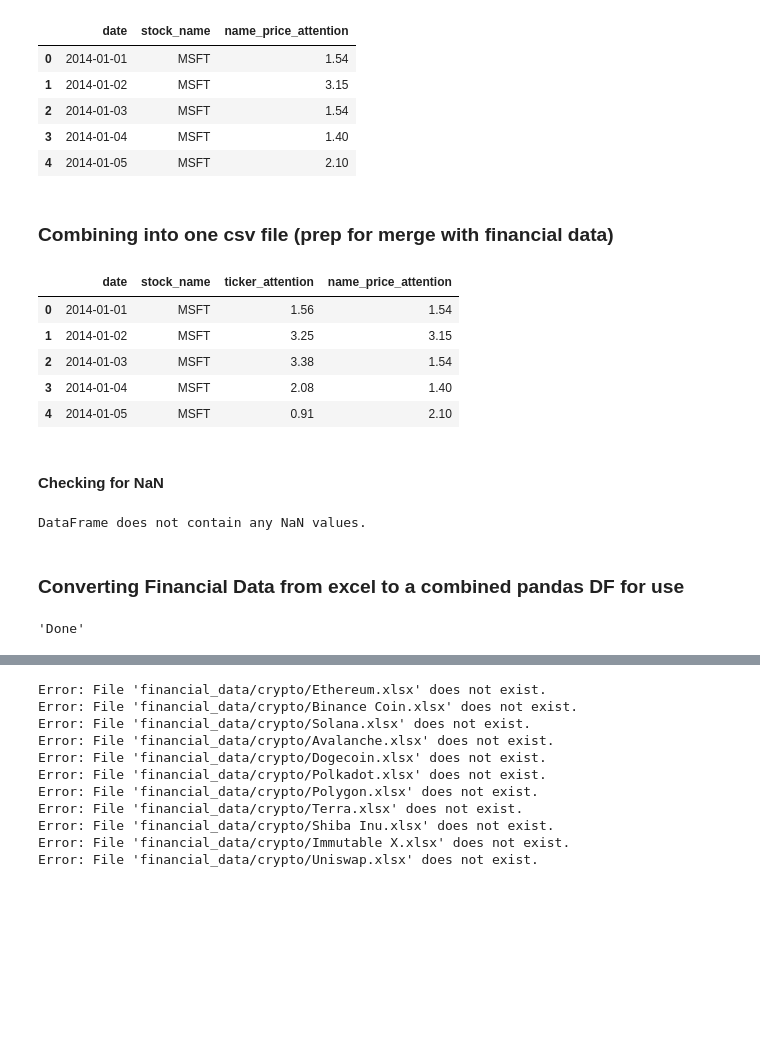
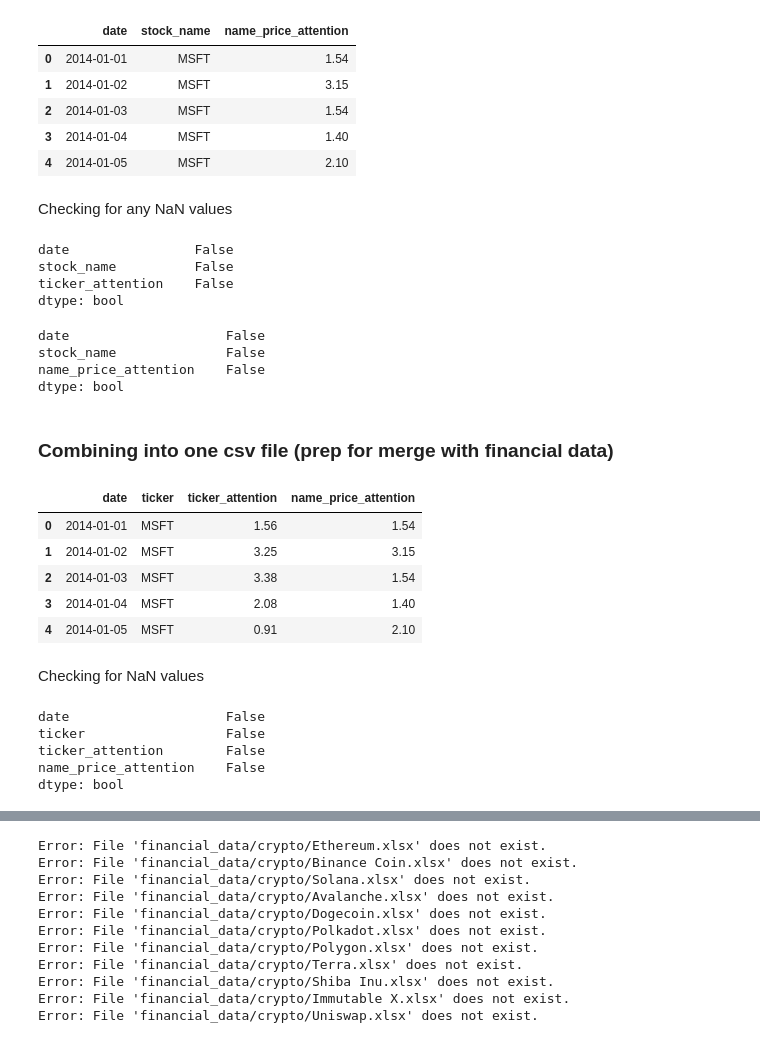
Before and after one commit to senaruetschlin/Investor_Attention, a Jupyter notebook: googletrends_AB_new.ipynb, the cells around one changed output, grey strips where cells are left out. Drawn from its saved outputs; the diff is of its cells as text; code cells hidden in the pictures; blank space fills up the shorter version.

Commit message:
combined_file

```diff
--- a/googletrends_AB_new.ipynb
+++ b/googletrends_AB_new.ipynb
@@ -271,9 +272,9 @@ def rename_column_header(input_list):
         # Save the modified CSV file
         df.to_csv(file_path, index=False)
 # %%
-def merge_csv_files(csv_files, folder_name, column_head, file_name):
+def merge_csv_files(input_file, folder_name, column_head, file_name):
     dfs = []
-    for file in csv_files:
+    for file in input_file:
         file_path = os.path.join(folder_name, file)
         if not os.path.exists(file_path):
             print(f"Error: File '{file_path}' does not exist.")
@@ -297,25 +298,24 @@ def merge_csv_files(csv_files, folder_name, column_head, file_name):
     melted_df.to_csv(file_name, index=False)
     return melted_df
 # %%
-csv_files = ['MSFT_trends.csv', 'AAPL_trends.csv', 'Visa_trends.csv', 'JPM_trends.csv',
+ticker_trends = ['MSFT_trends.csv', 'AAPL_trends.csv', 'Visa_trends.csv', 'JPM_trends.csv',
              'UNH_trends.csv',  'WMT_trends.csv', 'JNJ_trends.csv', 'PG_trends.csv',
                'HD_trends.csv', 'MRK_trends.csv',  'CVX_trends.csv', 'CRM_trends.csv',
                'KO_trends.csv', 'MCD_trends.csv', 'CSCO_trends.csv',  'INTC_trends.csv',
                'DIS_trends.csv', 'VZ_trends.csv', 'AMGN_trends.csv', 'IBM_trends.csv',
                'CAT_trends.csv', 'NKE_trends.csv', 'AXP_trends.csv', 'HON_trends.csv',
-               'BA_trends.csv',  'GS_trends.csv', 'MMM_trends.csv', 'TRV_trends.csv', 'TSLA_trends.csv', 'WBA_trends.csv']
+               'BA_trends.csv',  'GS_trends.csv', 'MMM_trends.csv', 'TRV_trends.csv', 'TSLA_trends.csv']
 
-csv_files_2 = ['MSFT_price_trends.csv', 'AAPL_price_trends.csv', 'Visa_price_trends.csv', 'JPM_price_trends.csv',
+price_trends = ['MSFT_price_trends.csv', 'AAPL_price_trends.csv', 'Visa_price_trends.csv', 'JPM_price_trends.csv',
                'UNH_price_trends.csv', 'WMT_price_trends.csv', 'JNJ_price_trends.csv', 'PG_price_trends.csv',
                'HD_price_trends.csv', 'MRK_price_trends.csv', 'CVX_price_trends.csv', 'CRM_price_trends.csv',
                'KO_price_trends.csv', 'MCD_price_trends.csv', 'CSCO_price_trends.csv', 'INTC_price_trends.csv',
                'DIS_price_trends.csv', 'VZ_price_trends.csv', 'AMGN_price_trends.csv', 'IBM_price_trends.csv',
                'CAT_price_trends.csv', 'NKE_price_trends.csv', 'AXP_price_trends.csv', 'HON_price_trends.csv',
                'BA_price_trends.csv', 'GS_price_trends.csv', 'MMM_price_trends.csv', 'TRV_price_trends.csv',
-               'TSLA_price_trends.csv', 'WBA_price_trends.csv']
+               'TSLA_price_trends.csv']
 
-ticker_only_df = merge_csv_files(csv_files, 'google_trends/ticker_only', 'ticker_attention', "google_ticker_trends.csv")
-#stock_price_df = merge_csv_files(csv_files_2, 'google_trends/stock_price', 'name_price_attention', "google_price_trends.csv")
+ticker_only_df = merge_csv_files(ticker_trends, 'google_trends/ticker_only', 'ticker_attention', "google_ticker_trends.csv")
 ticker_only_df.head()
 #update stock_price_df and ticker_only_df when data added for remaining key words
 # %% [output]
@@ -335,19 +335,47 @@ stock_price_df.head()
 | 2 | 2014-01-03 | MSFT | 1.54 |
 | 3 | 2014-01-04 | MSFT | 1.40 |
 | 4 | 2014-01-05 | MSFT | 2.10 |
+# %% [markdown]
+Checking for any NaN values
+# %%
+ticker_only_df.isna().any()
+# %% [output]
+date                False
+stock_name          False
+ticker_attention    False
+dtype: bool
+# %%
+stock_price_df.isna().any()
+# %% [output]
+date                    False
+stock_name              False
+name_price_attention    False
+dtype: bool
 # %% [markdown]
 ### Combining into one csv file (prep for merge with financial data)
 # %%
 #google_trends_df = pd.merge(ticker_only_df,stock_price_df, left_on=['date', 'stock_name'], right_on=['date', 'stock_name'], how='left')
 #google_trends_df.to_csv('google_trends.csv', index=False)
 
 google_trends_df = pd.merge(ticker_only_df, stock_price_df, on=['date', 'stock_name'])
+google_trends_df = google_trends_df.rename(columns={'stock_name':'ticker'})
+
 google_trends_df.head()
 # %% [output]
-|  | date | stock_name | ticker_attention | name_price_attention |
+|  | date | ticker | ticker_attention | name_price_attention |
 | 0 | 2014-01-01 | MSFT | 1.56 | 1.54 |
 | 1 | 2014-01-02 | MSFT | 3.25 | 3.15 |
 | 2 | 2014-01-03 | MSFT | 3.38 | 1.54 |
 | 3 | 2014-01-04 | MSFT | 2.08 | 1.40 |
 | 4 | 2014-01-05 | MSFT | 0.91 | 2.10 |
+# %% [markdown]
+Checking for NaN values
+# %%
+google_trends_df.isna().any()
+# %% [output]
+date                    False
+ticker                  False
+ticker_attention        False
+name_price_attention    False
+dtype: bool
 # %%
@@ -355,13 +382,0 @@ google_trends_df.to_csv('google_trends.csv', index=False)
-# %% [markdown]
-#### Checking for NaN
-# %%
-nan_values = google_trends_df.isna().any().any()
-
-if nan_values:
-    print("DataFrame contains NaN values.")
-else:
-    print("DataFrame does not contain any NaN values.")
-# %% [output]
-DataFrame does not contain any NaN values.
-# %% [markdown]
-### Converting Financial Data from excel to a combined pandas DF for use
@@ -389,5 +382,0 @@ def xlsx_to_csv(file_names):
-# %%
-file_list = ['AMZN']
-xlsx_to_csv(file_list)
-# %% [output]
-'Done'
```
Also changed, not shown: parts of 15 cells of this notebook, 6 other files.
